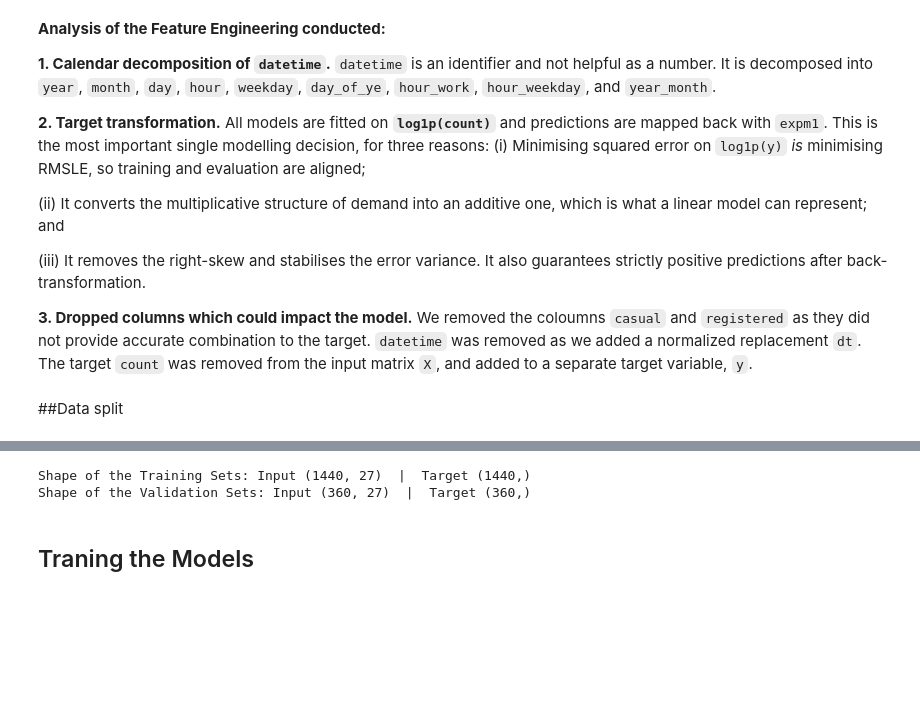
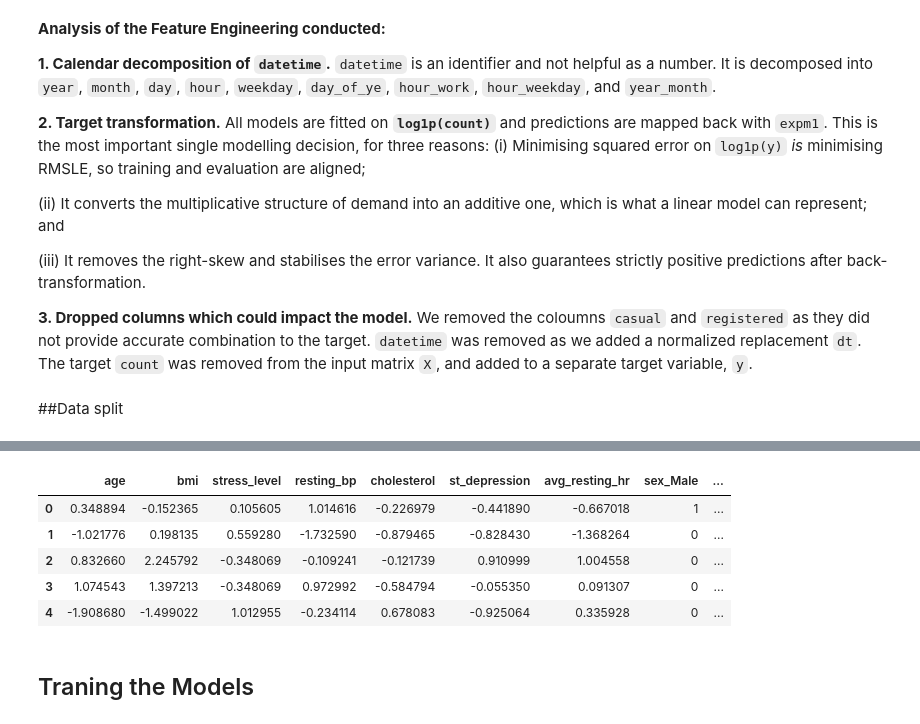
Before and after one commit to RahulGupta1291/ml-assignment-2, a Jupyter notebook: ML_2026AJ05022_Assignment2.ipynb, the cells around one changed output, grey strips where cells are left out. Cells and saved outputs as stored; diff of their text form; code cells hidden in the pictures; blank space fills up the shorter version.

```diff
--- a/ML_2026AJ05022_Assignment2.ipynb
+++ b/ML_2026AJ05022_Assignment2.ipynb
@@ -421,7 +421,7 @@ Ridge handles collinearity gracefully, but neither coefficient can be interprete
 continuous_vars = [
     "age", "bmi", "stress_level",
     "resting_bp", "cholesterol", "st_depression",
-    "avg_resting_hr", "hrv_score"
+    "avg_resting_hr"
 ]
 
 categorical_vars = [
@@ -472,26 +468,39 @@ a linear model can represent; and
 ##Data split
 # %%
 # ---- Separate your features (X) and target variable (y) ----
+train_encoded = encode_data(train)
 X = train_encoded.drop(columns=['heart_disease'])
 y = train_encoded['heart_disease']
 
+test_encoded = encode_data(test)
+X_test = test_encoded.drop(columns=['heart_disease'])
+y_test = test_encoded['heart_disease']
+
+print(f"\nShape of the Training Sets: Input {X.shape}"," | ", f"Target {y.shape}")
+print(f"Shape of the Test Sets: Input {X_test.shape}"," | ", f"Target {y_test.shape}")
+
+
 # ---- Re-split your dataset into Train and Test sets ----
-X_train, X_test, y_train, y_test = train_test_split(X, y, test_size=0.20, random_state=42)
-
+"""X_train, X_test, y_train, y_test = train_test_split(X, y, test_size=0.20, random_state=42)
+print(f"Shape of the Training Sets: Input {X_train.shape}"," | ", f"Target {y_train.shape}")
+print(f"Shape of the Validation Sets: Input {X_test.shape}"," | ", f"Target {y_test.shape}")
+"""
 # ---- Initialize the StandardScaler ----
 scaler = StandardScaler()
 
 # ---- Fit the scaler on the training data and transform both sets ----
-X_train_scaled = X_train.copy()
+X_train_scaled = X.copy()
+"""X_train_scaled = X_train.copy()
 X_test_scaled = X_test.copy()
-
+"""
 # ---- Fit & transform the continuous columns on Train; transform only on Test ----
-X_train_scaled[continuous_vars] = scaler.fit_transform(X_train[continuous_vars])
+X_train_scaled[continuous_vars] = scaler.fit_transform(X[continuous_vars])
+"""X_train_scaled[continuous_vars] = scaler.fit_transform(X_train[continuous_vars])
 X_test_scaled[continuous_vars] = scaler.transform(X_test[continuous_vars])
-
+"""
 # ---- Verify the scaled output scales ----
-print("--- Scaling Verification ---")
-print("Original Age Mean:", X_train['age'].mean().round(2))
+print("\n\n--- Scaling Verification ---")
+print("Original Age Mean:", X['age'].mean().round(2))
 print("Scaled Age Mean (Should be ~0):", X_train_scaled['age'].mean().round(2))
 print("Scaled Age Standard Deviation (Should be ~1):", np.float64(X_train_scaled['age'].std()).round(2))
 # %% [output]
@@ -501,12 +523,13 @@ Scaled Age Mean (Should be ~0): -0.0
 Scaled Age Standard Deviation (Should be ~1): 1.0
-# %%
-# ---- Splitting the dataset 80:20 into training and validation sets ----
-X_train, X_val, y_train, y_val = train_test_split(X,y,test_size=0.20,random_state=42)
-print(f"Shape of the Training Sets: Input {X_train.shape}"," | ", f"Target {y_train.shape}")
-print(f"Shape of the Validation Sets: Input {X_val.shape}"," | ", f"Target {y_val.shape}")
-# %% [output]
-Shape of the Training Sets: Input (1440, 27)  |  Target (1440,)
-Shape of the Validation Sets: Input (360, 27)  |  Target (360,)
+# %%
+X_train_scaled.head()
+# %% [output]
+|  | age | bmi | stress_level | resting_bp | cholesterol | st_depression | avg_resting_hr | sex_Male | ... |
+| 0 | 0.348894 | -0.152365 | 0.105605 | 1.014616 | -0.226979 | -0.441890 | -0.667018 | 1 | ... |
+| 1 | -1.021776 | 0.198135 | 0.559280 | -1.732590 | -0.879465 | -0.828430 | -1.368264 | 0 | ... |
+| 2 | 0.832660 | 2.245792 | -0.348069 | -0.109241 | -0.121739 | 0.910999 | 1.004558 | 0 | ... |
+| 3 | 1.074543 | 1.397213 | -0.348069 | 0.972992 | -0.584794 | -0.055350 | 0.091307 | 0 | ... |
+| 4 | -1.908680 | -1.499022 | 1.012955 | -0.234114 | 0.678083 | -0.925064 | 0.335928 | 0 | ... |
 # %% [markdown]
 ## Traning the Models
 # %% [markdown]
```
Also changed, not shown: parts of 55 cells of this notebook.
